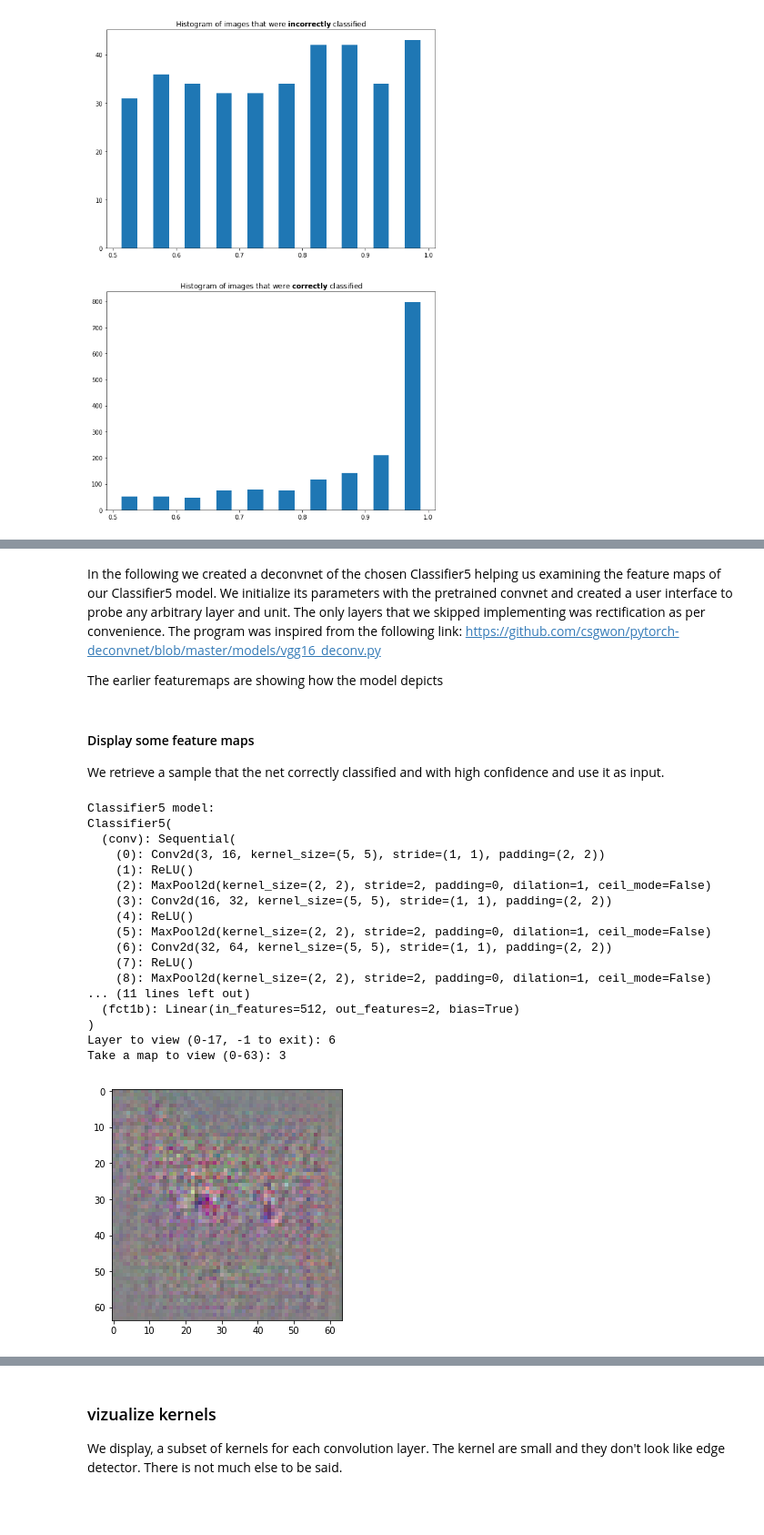
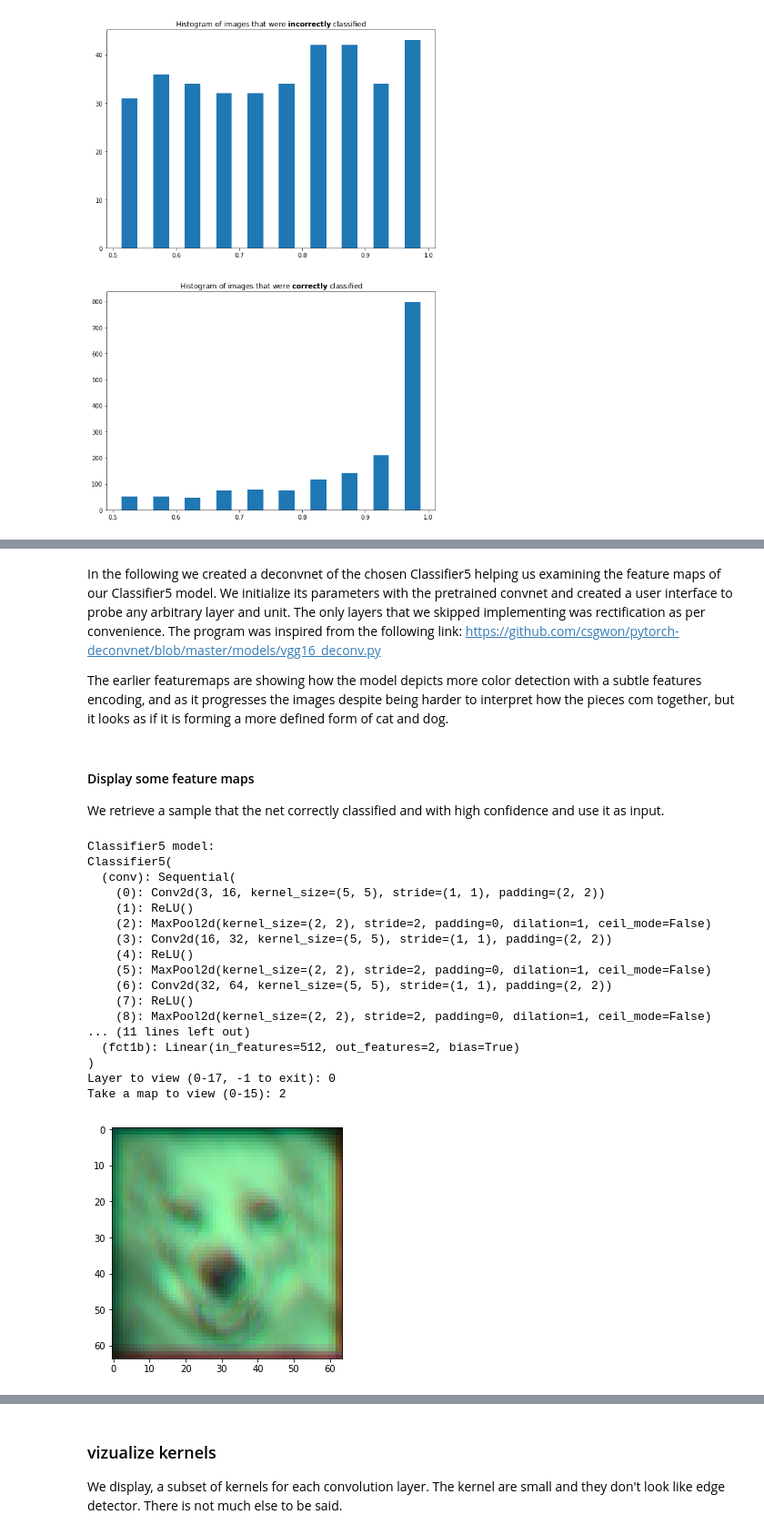
Before and after one commit to HugoCote/Assignment-1-Part-3, a Jupyter notebook: dev1num3.ipynb, the cells around one changed output, grey strips where cells are left out. Shown at 91% size. Saved outputs shown, nothing was run; the diff lists cells and outputs as text; code cells hidden in the pictures; blank space fills up the shorter version.

```diff
--- a/dev1num3.ipynb
+++ b/dev1num3.ipynb
@@ -580,10 +601,9 @@ The depth of this model is fixed to 8
 To see if it works and if its output has the required shape
 # %%
 mynet = VGGClassifier()
-# mynet = torchvision.models.vgg16( pretrained=False, num_classes=2, init_weights=True )
 _ = mynet.to(device)
 batch_size = 16
-train_loader = torch.utils.data.DataLoader(train_dataset_norm, batch_size=batch_size,sampler=train_sampler, num_workers=num_workers)
+train_loader = DataLoader(train_dataset_norm, batch_size=batch_size,sampler=train_sampler, num_workers=num_workers)
 criterion = nn.CrossEntropyLoss()
 want_to_test = True
 if want_to_test:
@@ -631,11 +651,13 @@ def display_timer(func):
 
 @make_sound
 @display_timer
-def training_phase( net, nb_epoch, optimizer, regul, patience, avg_loss, accuracy, train_loader, valid_loader, state_dict_list ):
+def training_phase( net, nb_epoch, optimizer, regul, patience, avg_loss,
+                   accuracy, train_loader, valid_loader, state_dict_list ):
     # regul    : regularization parameter
     # patience : number of epoch without improvement before halting the training
 
-    criterion_sum = nn.CrossEntropyLoss(reduction='sum') # to sum the loss of samples in a mini-batch
+    # to sum the loss of samples in a mini-batch
+    criterion_sum = nn.CrossEntropyLoss(reduction='sum')
     criterion     = nn.CrossEntropyLoss()
     max_valid_acc      = 50
     waiting_period     = 0
@@ -701,7 +723,8 @@ def training_phase( net, nb_epoch, optimizer, regul, patience, avg_loss, accurac
             state_dict_list.append( tmp_state_dict )
             torch.cuda.synchronize()
 
-            if waiting_period > patience : # too much time since the last improvement
+            # too much time since the last improvement
+            if waiting_period > patience :
                 abandon_train = True
         if abandon_train :
             print('Early stopping')
@@ -859,7 +885,8 @@ We use glorot uniform initialization
 # %%
 def glorot_init ( layer ) :
     """
-    Weiths are generated from U[-d,d] where d = sqrt(6/(fan_in + fan_out)), biases are set to zero
+    Weiths are generated from U[-d,d] where d = sqrt(6/(fan_in + fan_out)),
+    biases are set to zero
     """
     if type(layer) == nn.Linear or type(layer) == nn.Conv2d :
         init.xavier_uniform_( layer.weight , gain=1 )
@@ -1016,11 +1051,14 @@ Here's what it looks like. We define one class that wrap a sobol sequence.
 class HyperParameterSequence():
     """
     n-dimensional Sobol sequence :
-        - starting_point : the point in the (infinite) sobol sequence at which our search will begin
-                           for reproductibility, this number has to be remembered
-        - nb_points      : number of consecutive points of the sequence we use for evaluation
+        - starting_point : the point in the (infinite) sobol sequence at
+                           which our search will begin for reproductibility,
+                           this number has to be remembered
+        - nb_points      : number of consecutive points of the sequence we
+                           use for evaluation
         - dim            : number of dimension of the search
-        - c_interval     : list of lists each of the form [lower bound, upper bound] for each dimension
+        - c_interval     : list of lists each of the form [lower bound, upper
+                           bound] for each dimension
     """
     def __init__(self,starting_point,nb_points,dim,c_interval):
         self.starting_point = starting_point
@@ -1501,9 +1561,10 @@ cudanet_tocpu = Classifier5()
 cudanet_tocpu.load_state_dict(torch.load(loading_path))
 mynet = copy.deepcopy( cudanet_tocpu ).cpu()
 # %% [markdown]
+
 In the following we created a deconvnet of the chosen Classifier5 helping us examining the feature maps of our Classifier5 model. We initialize its parameters with the pretrained convnet and created a user interface to probe any arbitrary layer and unit. The only layers that we skipped implementing was rectification as per convenience. The program was inspired from the following link: https://github.com/csgwon/pytorch-deconvnet/blob/master/models/vgg16_deconv.py
 
-The earlier featuremaps are showing how the model depicts
+The earlier featuremaps are showing how the model depicts more color detection with a subtle features encoding, and as it progresses the images despite being harder to interpret how the pieces com together, but it looks as if it is forming a more defined form of cat and dog.
 # %%
 # for vizualisation purpose
 class Classifier5_extended(nn.Module):
@@ -1763,7 +1824,7 @@ if __name__ == '__main__':
     conv_layer_indices = list(cudanet_d.conv2DeconvIdx.keys())
 
     #img = np.asarray(Image.open(img_filename).resize((224,224)))
-    img_var = best_correct[-1][1].unsqueeze(0)
+    img_var = best_correct[0][1].unsqueeze(0)
     #img_var = torch.autograd.Variable(torch.FloatTensor(img.transpose(2,0,1)[np.newaxis,:,:,:].astype(float)))
 
     conv_out = mynet_extended(img_var)
@@ -1783,33 +1844,33 @@ if __name__ == '__main__':
     # only transpose convolve from Conv2d or ReLU layers
     conv_layer = layer
     if conv_layer not in conv_layer_indices:
         conv_layer -= 1
         if conv_layer not in conv_layer_indices:
             raise ValueError('Invalid Layer Number')
 
     n_maps = activ_map.shape[0]
 
     map_idx = int( input('Take a map to view (0-{}): '.format(activ_map.shape[0]-1)) )
 
     decon = cudanet_d(mynet_extended.feature_outputs[layer][0][map_idx][None,None,:,:], conv_layer, map_idx, mynet_extended.pool_indices)
     img = decon_img(decon)
     plt.imshow(img)
 # %% [output]
 Classifier5 model:
 Classifier5(
   (conv): Sequential(
     (0): Conv2d(3, 16, kernel_size=(5, 5), stride=(1, 1), padding=(2, 2))
     (1): ReLU()
     (2): MaxPool2d(kernel_size=(2, 2), stride=2, padding=0, dilation=1, ceil_mode=False)
     (3): Conv2d(16, 32, kernel_size=(5, 5), stride=(1, 1), padding=(2, 2))
     (4): ReLU()
     (5): MaxPool2d(kernel_size=(2, 2), stride=2, padding=0, dilation=1, ceil_mode=False)
     (6): Conv2d(32, 64, kernel_size=(5, 5), stride=(1, 1), padding=(2, 2))
     (7): ReLU()
     (8): MaxPool2d(kernel_size=(2, 2), stride=2, padding=0, dilation=1, ceil_mode=False)
 ... (11 lines left out)
   (fct1b): Linear(in_features=512, out_features=2, bias=True)
 )
-Layer to view (0-17, -1 to exit): 6
-Take a map to view (0-63): 3
+Layer to view (0-17, -1 to exit): 0
+Take a map to view (0-15): 2
-[figure, old version]
+[figure, new version]
```
Also changed, not shown: parts of 49 cells of this notebook, 16 other files.
